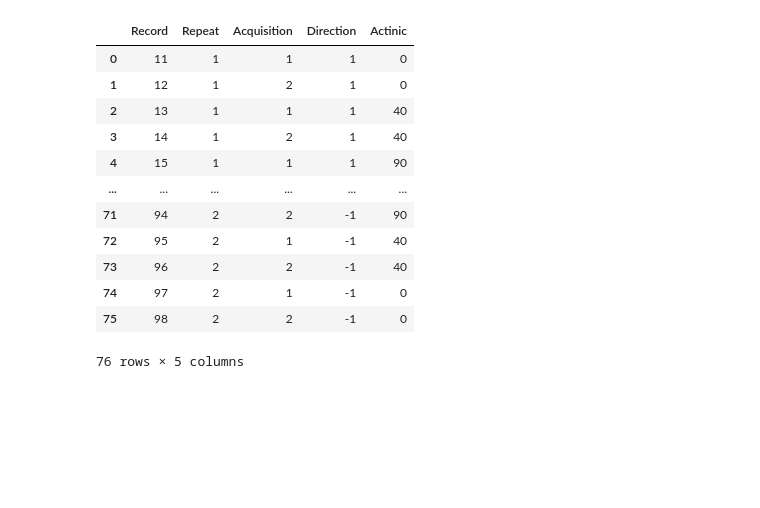
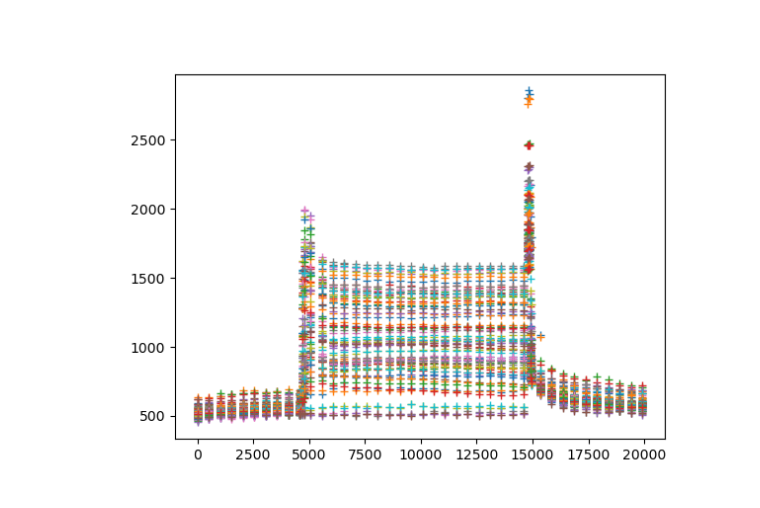
Before and after one commit to orlandomarcelo/DREAM_repo, a Jupyter notebook: Notebooks/cross_validation.ipynb, the cells around one changed output. Cells and saved outputs as stored; diff of their text form; code cells hidden in the pictures; blank space fills up the shorter version.

```diff
--- a/Notebooks/cross_validation.ipynb
+++ b/Notebooks/cross_validation.ipynb
@@ -22,16 +17,17 @@ fluo_liquide = ExperimentClass.Experiment("20230427_cross_validation_fluo_liq",
-# %%
-fluo_liquide.annotations
-# %% [output]
-|  | Record | Repeat | Acquisition | Direction | Actinic |
-| 0 | 11 | 1 | 1 | 1 | 0 |
-| 1 | 12 | 1 | 2 | 1 | 0 |
-| 2 | 13 | 1 | 1 | 1 | 40 |
-| 3 | 14 | 1 | 2 | 1 | 40 |
-| 4 | 15 | 1 | 1 | 1 | 90 |
-| ... | ... | ... | ... | ... | ... |
-| 71 | 94 | 2 | 2 | -1 | 90 |
-| 72 | 95 | 2 | 1 | -1 | 40 |
-| 73 | 96 | 2 | 2 | -1 | 40 |
-| 74 | 97 | 2 | 1 | -1 | 0 |
-| 75 | 98 | 2 | 2 | -1 | 0 |
-76 rows × 5 columns
+# %%
+importlib.reload(ExperimentClass)
+fluo_liquide = ExperimentClass.Experiment("20230427_cross_validation_fluo_liq", "Fluo_Liquide")
+fluo_liquide.Time = fluo_liquide.Time - fluo_liquide.Time[0]
+Acquisitions_df = fluo_liquide.annotations.copy()
+
+fig_folder = fluo_liquide.path + "/Figures"
+if not os.path.isdir(fig_folder):
+    os.mkdir(fig_folder)
+# %%
+# visualize some acquisitions
+
+fig, ax = plt.subplots()
+for i in fluo_liquide.Data.keys():
+    ax.plot(fluo_liquide.Time, fluo_liquide.Data[i],'+', label = i)
+# %% [output]
+[figure, added]
```
Also changed, not shown: parts of 8 cells of this notebook.
